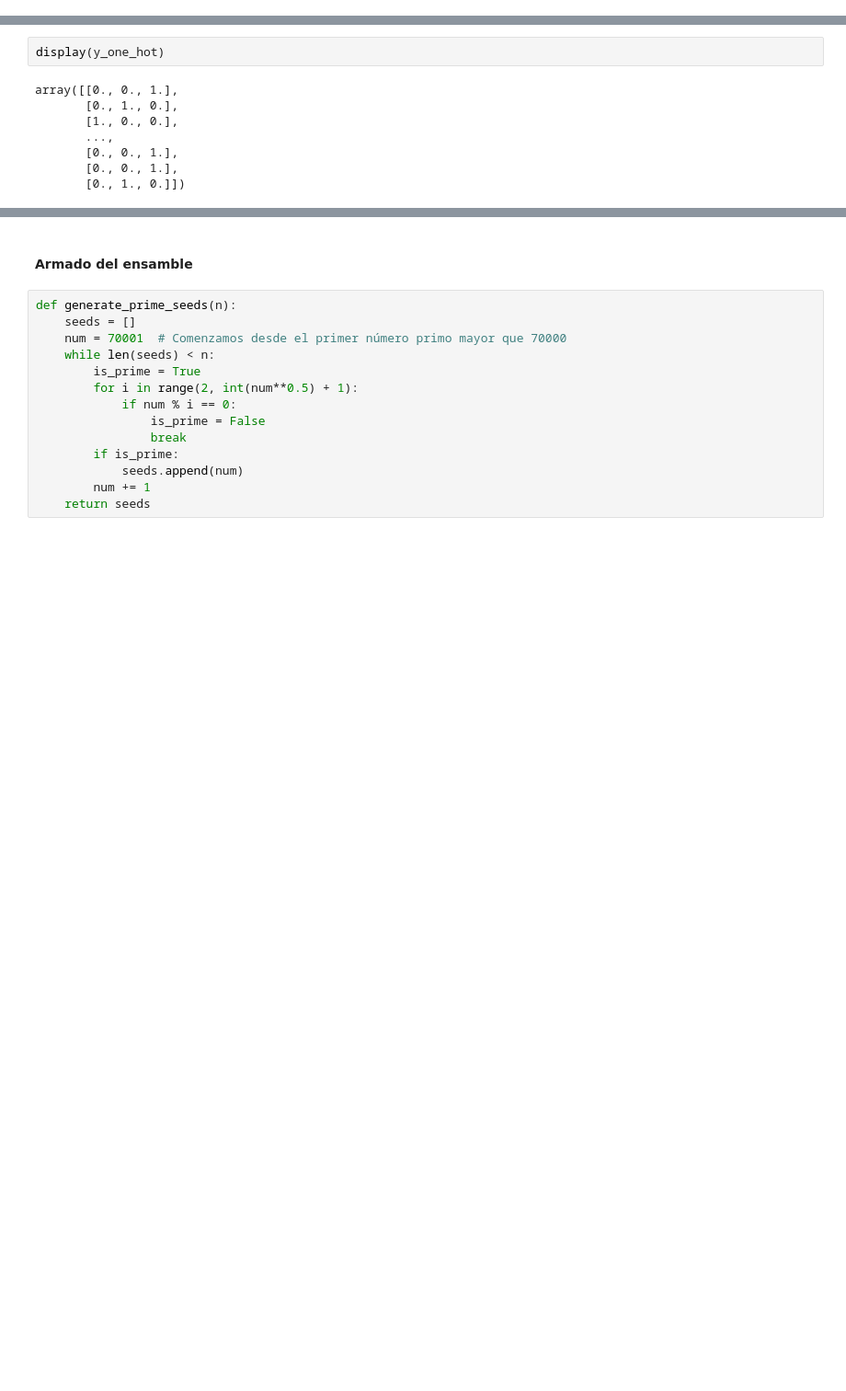
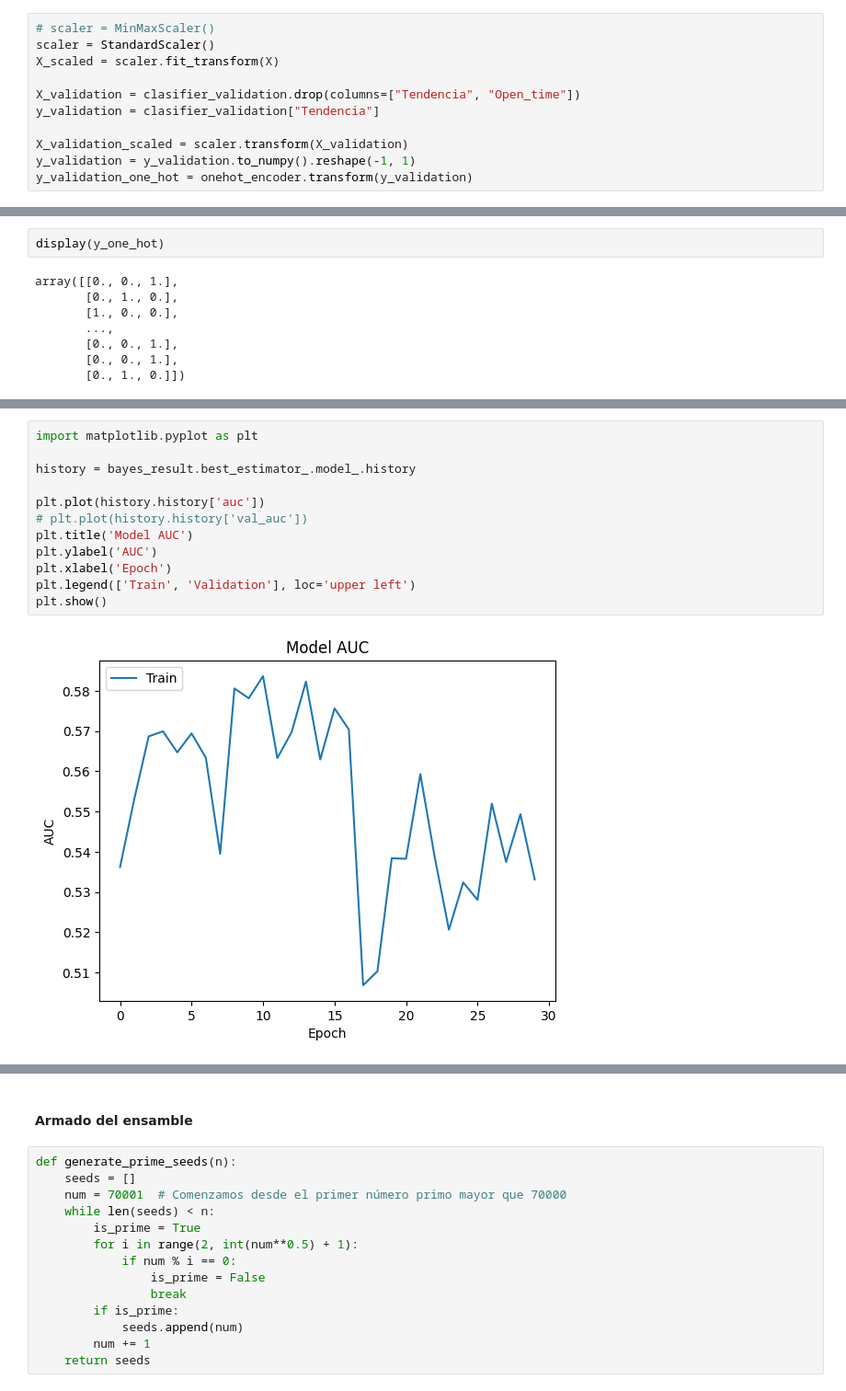
Before and after one commit to marianoMarchetta1/Tesis-2024, a Jupyter notebook: models/auto_ml_lstm_classifier.ipynb, the cells around one changed output, grey strips where cells are left out. Shown at 92% size. Saved outputs shown, nothing was run; the diff lists cells and outputs as text; blank space fills up the shorter version.

```diff
--- a/models/auto_ml_lstm_classifier.ipynb
+++ b/models/auto_ml_lstm_classifier.ipynb
@@ -98,3 +91,14 @@ y = classifier_dataset["Tendencia"]
 y = y.to_numpy().reshape(-1, 1)
 onehot_encoder = OneHotEncoder(sparse=False)
 y_one_hot = onehot_encoder.fit_transform(y)
+# %%
+# scaler = MinMaxScaler()
+scaler = StandardScaler()
+X_scaled = scaler.fit_transform(X)
+
+X_validation = clasifier_validation.drop(columns=["Tendencia", "Open_time"])
+y_validation = clasifier_validation["Tendencia"]
+
+X_validation_scaled = scaler.transform(X_validation)
+y_validation = y_validation.to_numpy().reshape(-1, 1)
+y_validation_one_hot = onehot_encoder.transform(y_validation)
@@ -195,4 +230,18 @@ KerasRegressor(
 )
+# %%
+import matplotlib.pyplot as plt
+
+history = bayes_result.best_estimator_.model_.history
+
+plt.plot(history.history['auc'])
+# plt.plot(history.history['val_auc'])
+plt.title('Model AUC')
+plt.ylabel('AUC')
+plt.xlabel('Epoch')
+plt.legend(['Train', 'Validation'], loc='upper left')
+plt.show()
+# %% [output]
+[figure, added]
 # %%
 import json
 
```
Also changed, not shown: parts of 17 cells of this notebook, 12 other files.
